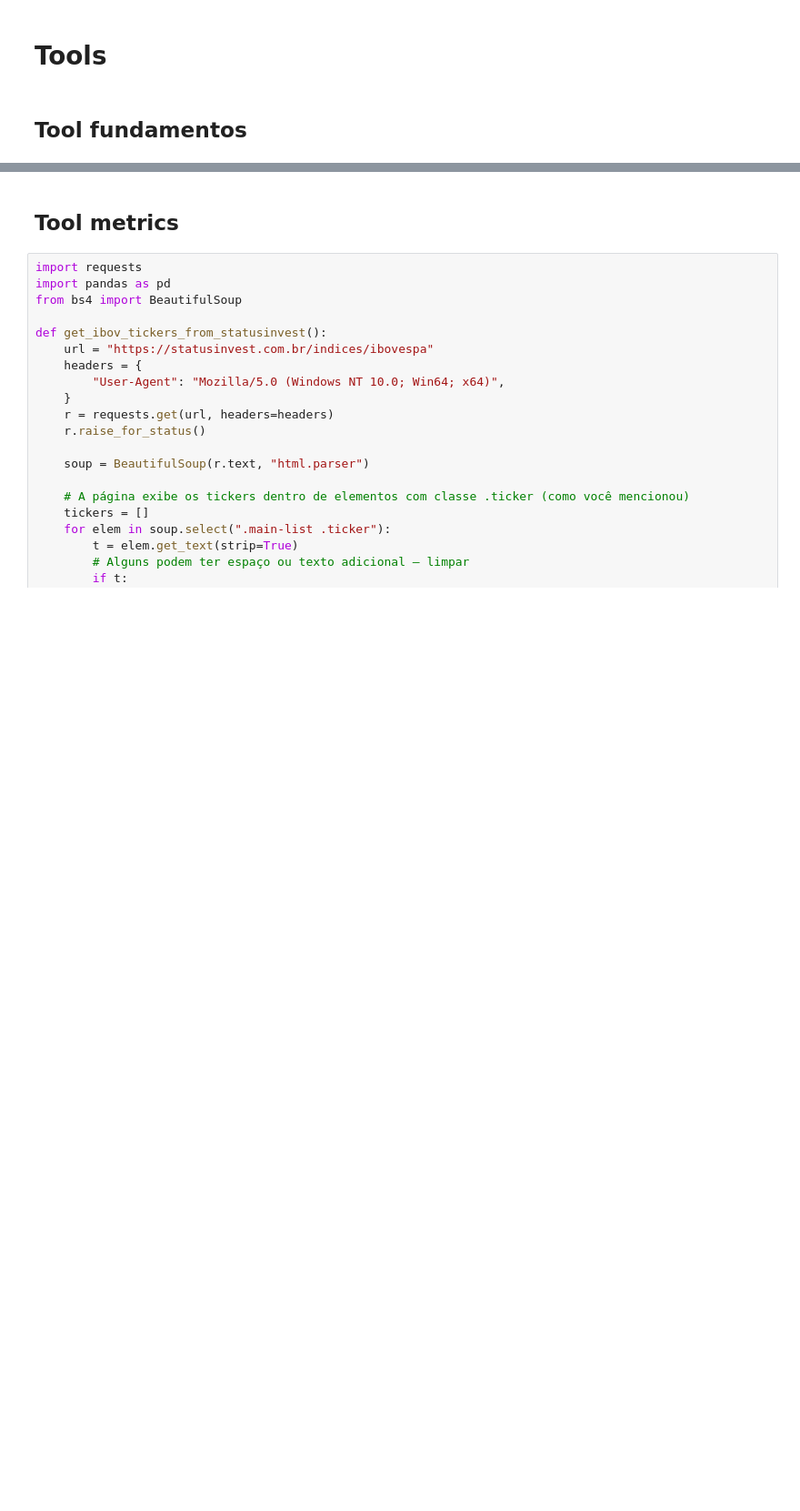
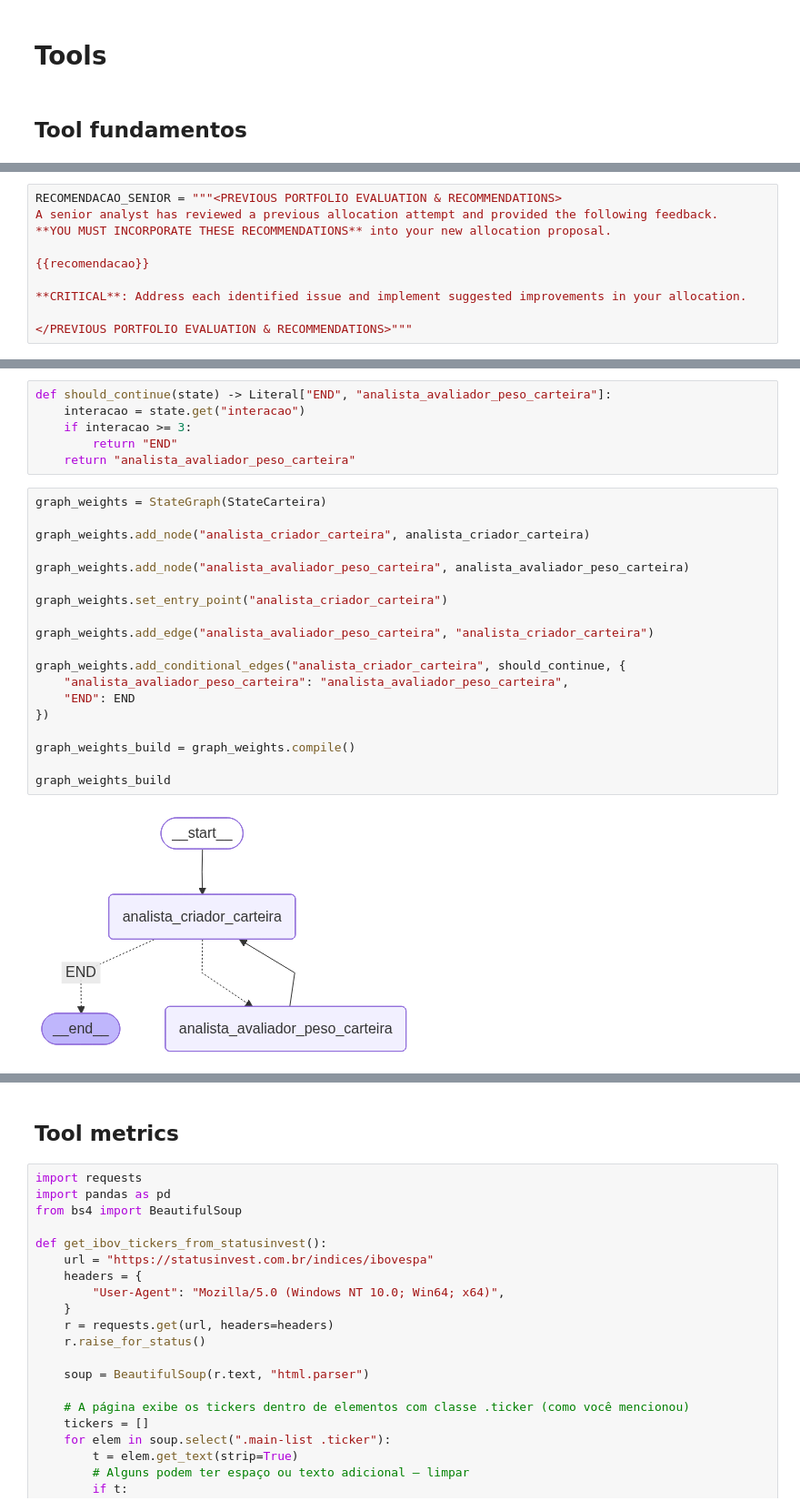
Before and after one commit to Jeferson100/Agente-investimento, a Jupyter notebook: notebooks/react_agent_investimento.ipynb, the cells around one changed output, grey strips where cells are left out. Shown at 91% size. Saved outputs shown, nothing was run; the diff lists cells and outputs as text; blank space fills up the shorter version.

```diff
--- a/notebooks/react_agent_investimento.ipynb
+++ b/notebooks/react_agent_investimento.ipynb
@@ -686,0 +1140,10 @@ response
+# %%
+RECOMENDACAO_SENIOR = """<PREVIOUS PORTFOLIO EVALUATION & RECOMMENDATIONS>
+A senior analyst has reviewed a previous allocation attempt and provided the following feedback.
+**YOU MUST INCORPORATE THESE RECOMMENDATIONS** into your new allocation proposal.
+
+{{recomendacao}}
+
+**CRITICAL**: Address each identified issue and implement suggested improvements in your allocation.
+
+</PREVIOUS PORTFOLIO EVALUATION & RECOMMENDATIONS>"""
@@ -686,0 +1406,27 @@ response
+# %%
+def should_continue(state) -> Literal["END", "analista_avaliador_peso_carteira"]:
+    interacao = state.get("interacao")
+    if interacao >= 3:
+        return "END"
+    return "analista_avaliador_peso_carteira"
+# %%
+graph_weights = StateGraph(StateCarteira)
+
+graph_weights.add_node("analista_criador_carteira", analista_criador_carteira)
+
+graph_weights.add_node("analista_avaliador_peso_carteira", analista_avaliador_peso_carteira)
+
+graph_weights.set_entry_point("analista_criador_carteira")
+
+graph_weights.add_edge("analista_avaliador_peso_carteira", "analista_criador_carteira")
+
+graph_weights.add_conditional_edges("analista_criador_carteira", should_continue, {
+    "analista_avaliador_peso_carteira": "analista_avaliador_peso_carteira",
+    "END": END
+})
+
+graph_weights_build = graph_weights.compile()
+
+graph_weights_build
+# %% [output]
+[figure, added]
```
Also changed, not shown: parts of 64 cells of this notebook, 5 other files.
